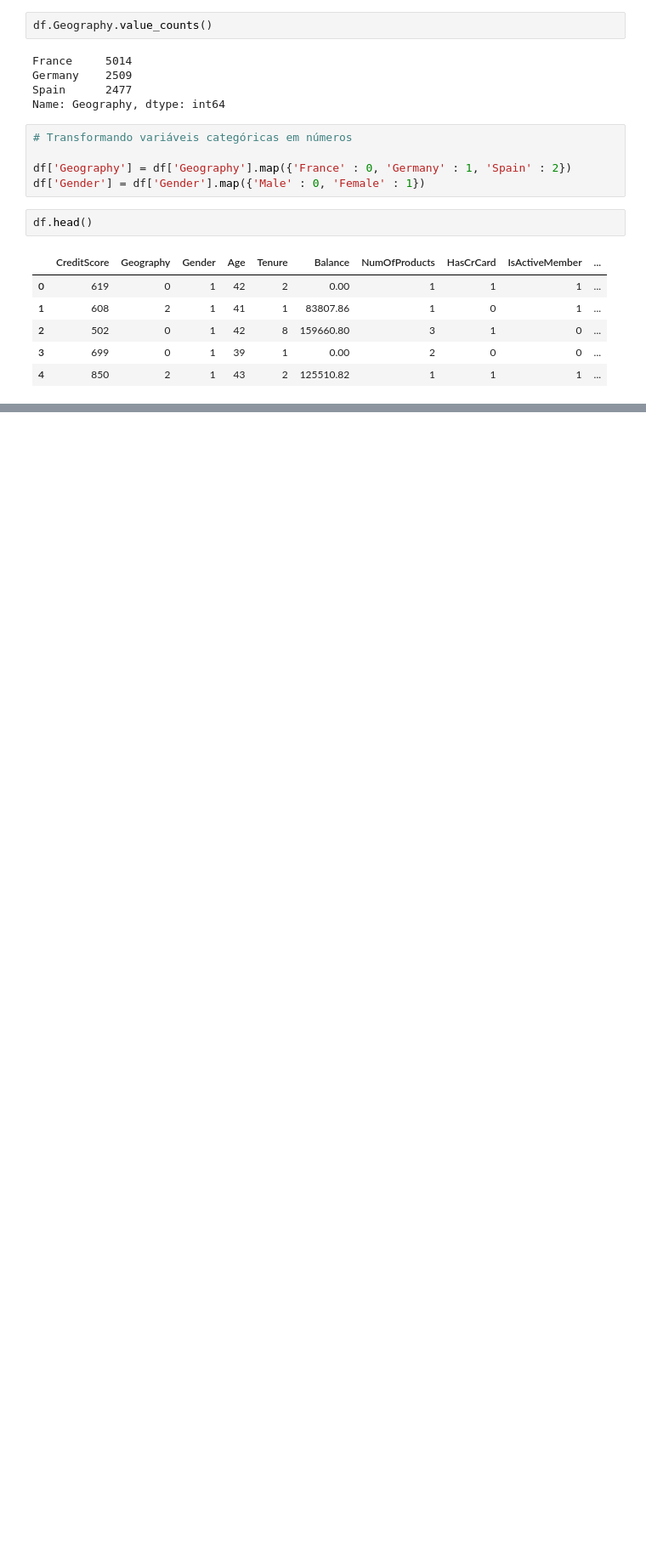
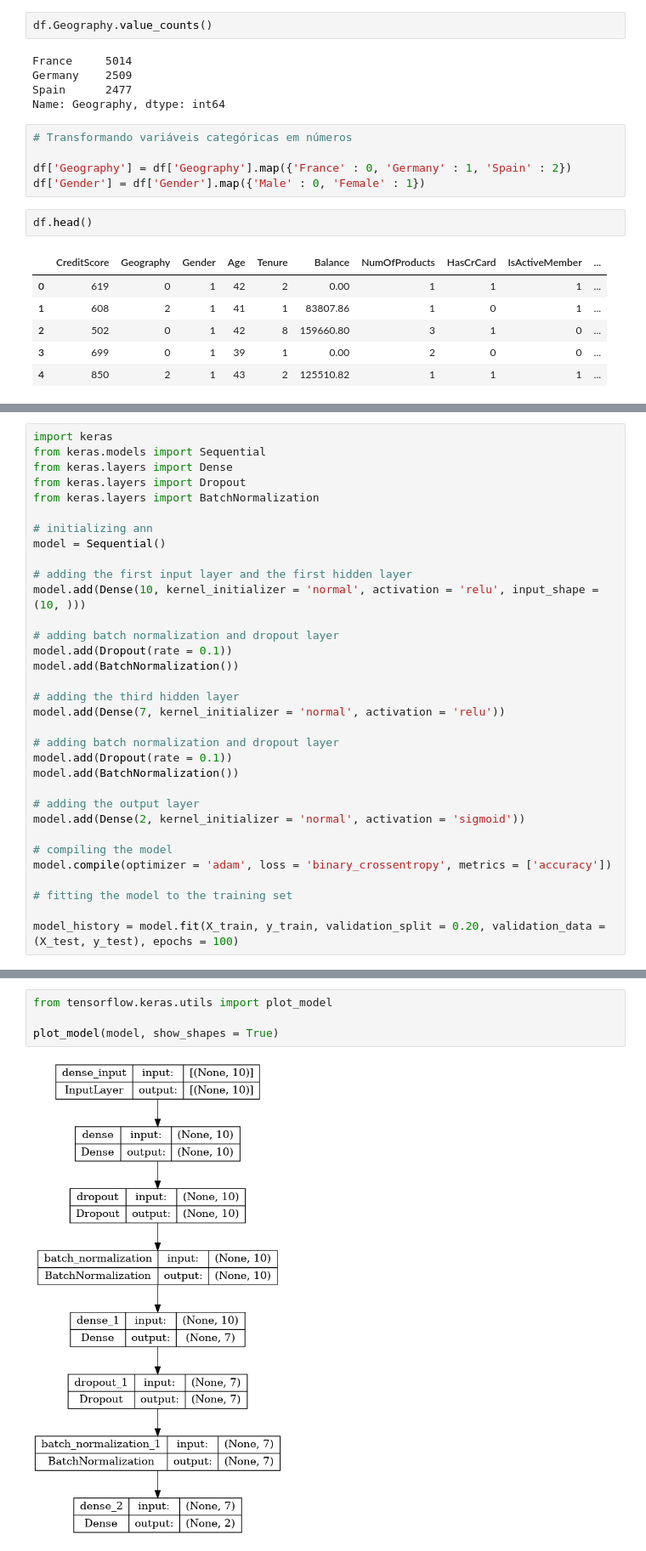
Before and after one commit to laryssastephanie/Aulas_Unifil, a Jupyter notebook: ciencia_de_dados/Atividade_3/Analise_churn.ipynb, the cells around one changed output, grey strips where cells are left out. Shown: that part at 85% size. Saved outputs shown, nothing was run; the diff lists cells and outputs as text; blank space fills up the shorter version.

```diff
--- a/ciencia_de_dados/Atividade_3/Analise_churn.ipynb
+++ b/ciencia_de_dados/Atividade_3/Analise_churn.ipynb
@@ -189,0 +213,33 @@ ModuleNotFoundError: No module named 'tensorflow'
+# %%
+import keras
+from keras.models import Sequential
+from keras.layers import Dense
+from keras.layers import Dropout
+from keras.layers import BatchNormalization
+
+# initializing ann
+model = Sequential()
+
+# adding the first input layer and the first hidden layer
+model.add(Dense(10, kernel_initializer = 'normal', activation = 'relu', input_shape = (10, )))
+
+# adding batch normalization and dropout layer
+model.add(Dropout(rate = 0.1))
+model.add(BatchNormalization())
+
+# adding the third hidden layer
+model.add(Dense(7, kernel_initializer = 'normal', activation = 'relu'))
+
+# adding batch normalization and dropout layer
+model.add(Dropout(rate = 0.1))
+model.add(BatchNormalization())
+
+# adding the output layer
+model.add(Dense(2, kernel_initializer = 'normal', activation = 'sigmoid'))
+
+# compiling the model
+model.compile(optimizer = 'adam', loss = 'binary_crossentropy', metrics = ['accuracy'])
+
+# fitting the model to the training set
+
+model_history = model.fit(X_train, y_train, validation_split = 0.20, validation_data = (X_test, y_test), epochs = 100)
@@ -189,0 +342,6 @@ ModuleNotFoundError: No module named 'tensorflow'
+# %%
+from tensorflow.keras.utils import plot_model
+
+plot_model(model, show_shapes = True)
+# %% [output]
+[figure, added]
```
Also changed, not shown: parts of 11 cells of this notebook, 1 other file.
